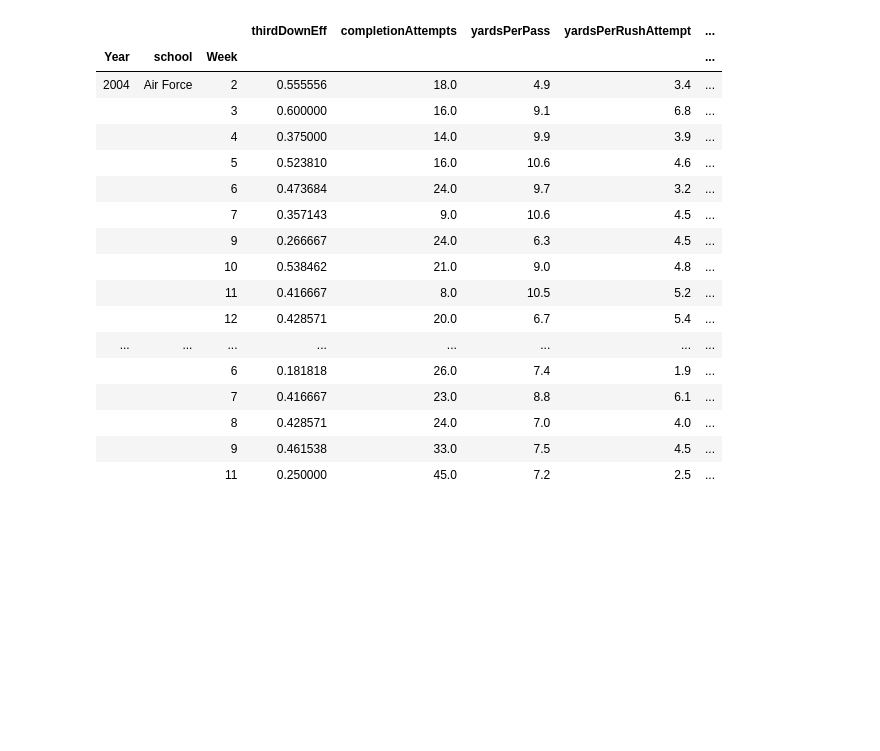
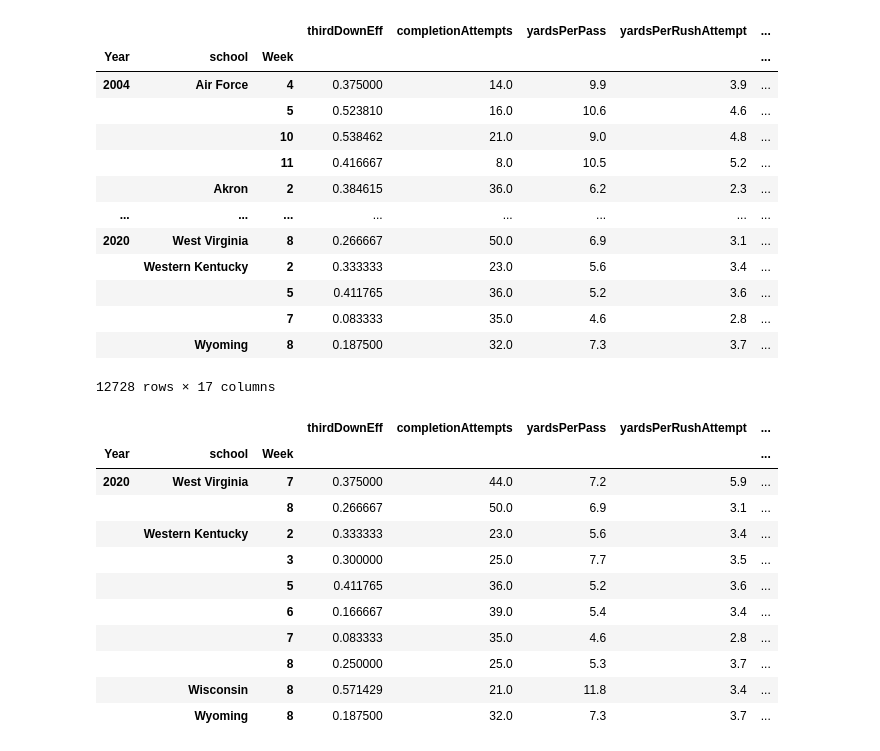
Before and after one commit to MichiganDataScienceTeam/F20-College-Football, a Jupyter notebook: notebooks/Prior Probability Model.ipynb, the cells around one changed output. Drawn from its saved outputs; the diff is of its cells as text; code cells hidden in the pictures; blank space fills up the shorter version.

```diff
--- a/notebooks/Prior Probability Model.ipynb
+++ b/notebooks/Prior Probability Model.ipynb
@@ -77,6 +71,22 @@ away = stats[away_index].drop('away.points', axis = 1)
 away.columns = [x.split('.')[-1] for x in list(away.columns)]
 away['isHome'] = 0
 away = away.groupby(['Year', 'school','Week']).mean()
+away
+# %% [output]
+|  |  |  | thirdDownEff | completionAttempts | yardsPerPass | yardsPerRushAttempt | ... |
+| Year | school | Week |  |  |  |  | ... |
+| 2004 | Air Force | 4 | 0.375000 | 14.0 | 9.9 | 3.9 | ... |
+|  |  | 5 | 0.523810 | 16.0 | 10.6 | 4.6 | ... |
+|  |  | 10 | 0.538462 | 21.0 | 9.0 | 4.8 | ... |
+|  |  | 11 | 0.416667 | 8.0 | 10.5 | 5.2 | ... |
+|  | Akron | 2 | 0.384615 | 36.0 | 6.2 | 2.3 | ... |
+| ... | ... | ... | ... | ... | ... | ... | ... |
+| 2020 | West Virginia | 8 | 0.266667 | 50.0 | 6.9 | 3.1 | ... |
+|  | Western Kentucky | 2 | 0.333333 | 23.0 | 5.6 | 3.4 | ... |
+|  |  | 5 | 0.411765 | 36.0 | 5.2 | 3.6 | ... |
+|  |  | 7 | 0.083333 | 35.0 | 4.6 | 2.8 | ... |
+|  | Wyoming | 8 | 0.187500 | 32.0 | 7.3 | 3.7 | ... |
+12728 rows × 17 columns
 # %%
 home_index = [x for x in list(stats.columns) if 'home.' in x] + ['Week', 'Year', 'id']
 home = stats[home_index].drop('home.points',axis = 1)
@@ -85,25 +95,19 @@ home['isHome'] = 1
 home = home.groupby(['Year', 'school','Week']).mean()
 # %%
 total = pd.concat([home,away]).groupby(['Year', 'school','Week']).mean()
-total.iloc[:20,:]
+total.iloc[-10:,:]
 # %% [output]
 |  |  |  | thirdDownEff | completionAttempts | yardsPerPass | yardsPerRushAttempt | ... |
 | Year | school | Week |  |  |  |  | ... |
-| 2004 | Air Force | 2 | 0.555556 | 18.0 | 4.9 | 3.4 | ... |
-|  |  | 3 | 0.600000 | 16.0 | 9.1 | 6.8 | ... |
-|  |  | 4 | 0.375000 | 14.0 | 9.9 | 3.9 | ... |
-|  |  | 5 | 0.523810 | 16.0 | 10.6 | 4.6 | ... |
-|  |  | 6 | 0.473684 | 24.0 | 9.7 | 3.2 | ... |
-|  |  | 7 | 0.357143 | 9.0 | 10.6 | 4.5 | ... |
-|  |  | 9 | 0.266667 | 24.0 | 6.3 | 4.5 | ... |
-|  |  | 10 | 0.538462 | 21.0 | 9.0 | 4.8 | ... |
-|  |  | 11 | 0.416667 | 8.0 | 10.5 | 5.2 | ... |
-|  |  | 12 | 0.428571 | 20.0 | 6.7 | 5.4 | ... |
-| ... | ... | ... | ... | ... | ... | ... | ... |
-|  |  | 6 | 0.181818 | 26.0 | 7.4 | 1.9 | ... |
-|  |  | 7 | 0.416667 | 23.0 | 8.8 | 6.1 | ... |
-|  |  | 8 | 0.428571 | 24.0 | 7.0 | 4.0 | ... |
-|  |  | 9 | 0.461538 | 33.0 | 7.5 | 4.5 | ... |
-|  |  | 11 | 0.250000 | 45.0 | 7.2 | 2.5 | ... |
+| 2020 | West Virginia | 7 | 0.375000 | 44.0 | 7.2 | 5.9 | ... |
+|  |  | 8 | 0.266667 | 50.0 | 6.9 | 3.1 | ... |
+|  | Western Kentucky | 2 | 0.333333 | 23.0 | 5.6 | 3.4 | ... |
+|  |  | 3 | 0.300000 | 25.0 | 7.7 | 3.5 | ... |
+|  |  | 5 | 0.411765 | 36.0 | 5.2 | 3.6 | ... |
+|  |  | 6 | 0.166667 | 39.0 | 5.4 | 3.4 | ... |
+|  |  | 7 | 0.083333 | 35.0 | 4.6 | 2.8 | ... |
+|  |  | 8 | 0.250000 | 25.0 | 5.3 | 3.7 | ... |
+|  | Wisconsin | 8 | 0.571429 | 21.0 | 11.8 | 3.4 | ... |
+|  | Wyoming | 8 | 0.187500 | 32.0 | 7.3 | 3.7 | ... |
 # %%
 idx = list(total.index)
```
Also changed, not shown: parts of 5 cells of this notebook, 1 other file.
